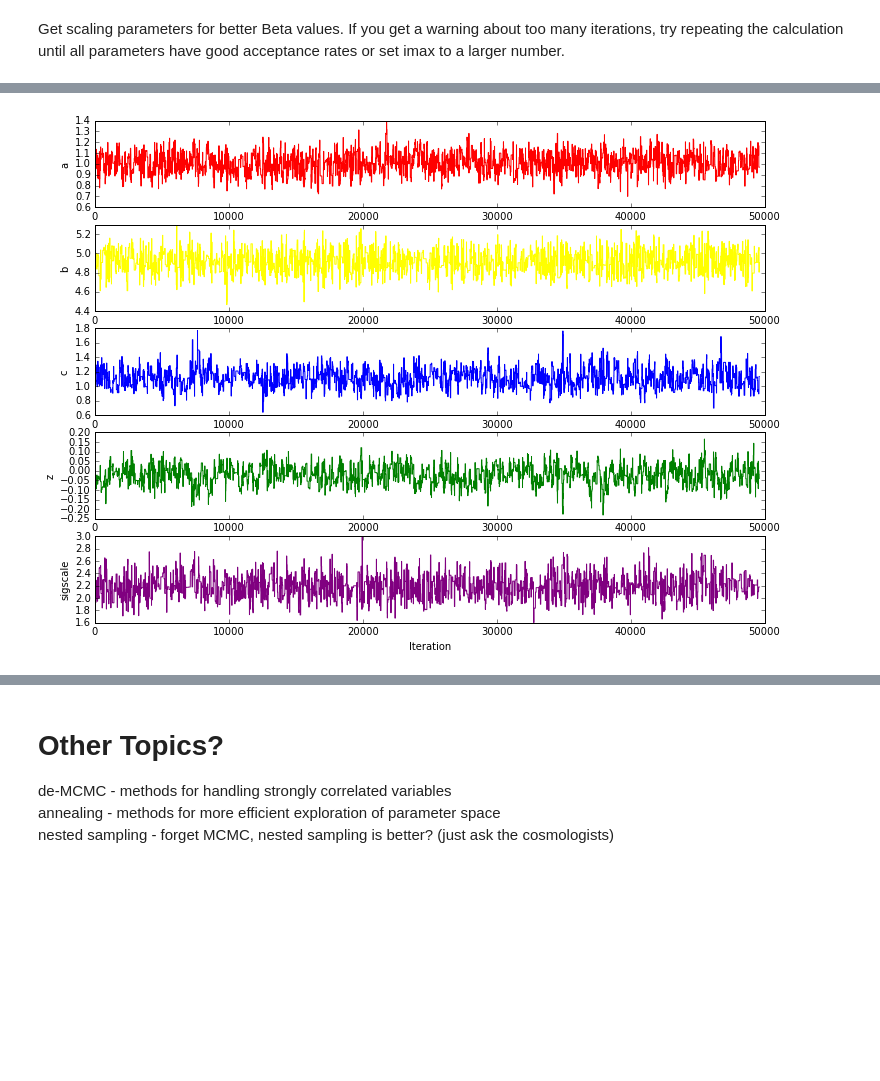
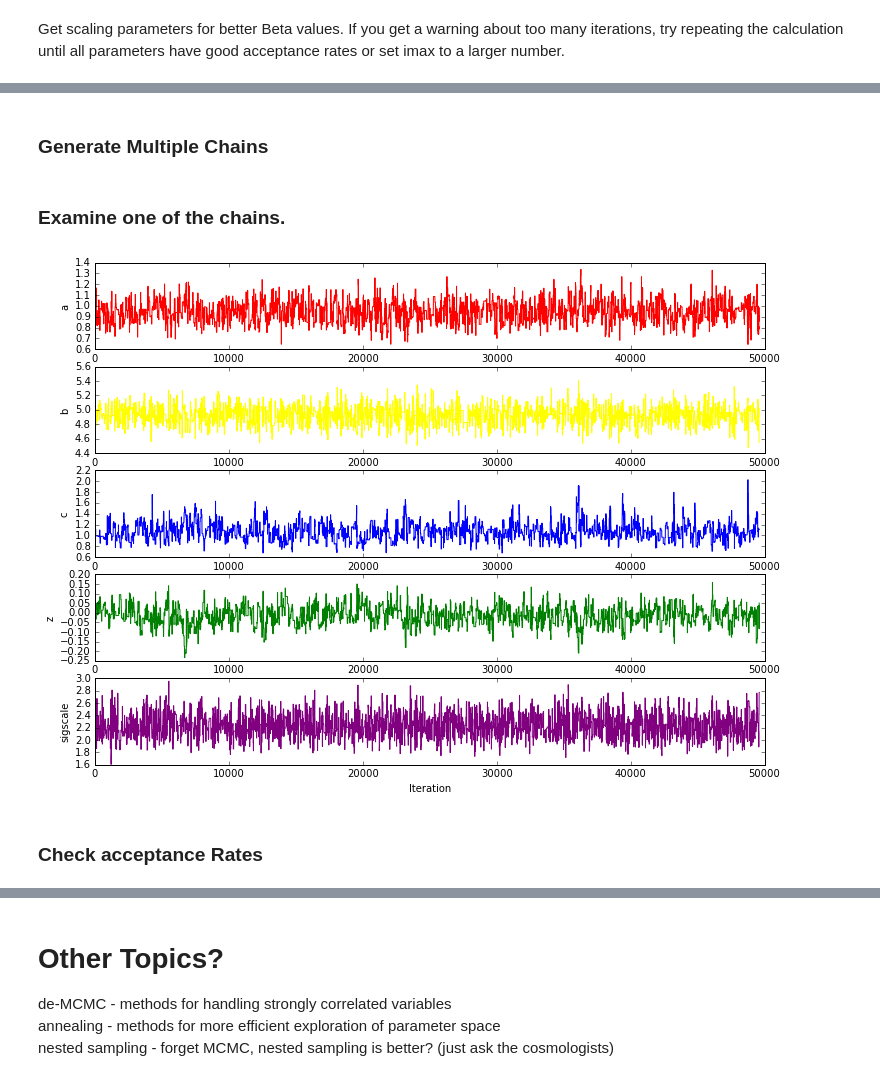
Before and after one commit to jasonfrowe/gprocess, a Jupyter notebook: MCMC Tutorial.ipynb, the cells around one changed output, grey strips where cells are left out. Saved outputs shown, nothing was run; the diff lists cells and outputs as text; code cells hidden in the pictures; blank space fills up the shorter version.

Commit message:
Updated plots

```diff
--- a/MCMC Tutorial.ipynb
+++ b/MCMC Tutorial.ipynb
@@ -311,7 +325,0 @@ plt.show()
-# %%
-label=['a','b','c','z'] #labels for text output
-print('  mean  stdev')
-for i in range(0,len(chain[1,:])): #loop over all parameters
-    mm=np.mean(chain[burnin:,i])
-    stdev=np.std(chain[burnin:,i])
-    print('%s %.3f %.3f' % (label[i], mm,stdev))
@@ -403,3 +405,12 @@ beta=[0.2,0.2,0.2,0.2,0.1]      #adding a scale factor for the errors
 niter=50000                     #number of iterations
 chain,accept=genchain(x,beta,niter) #generate MC
 burnin=200                      #set burnin
+# %%
+label=['a','b','c','z','sigscale'] #labels for text output
+print('  mean  stdev')
+npars=len(chain[1,:])
+mm=np.zeros(npars)
+for i in range(0,npars): #loop over all parameters
+    mm[i]=np.mean(chain[burnin:,i])
+    stdev=np.std(chain[burnin:,i])
+    print('%s %.3f %.3f' % (label[i], mm[i],stdev))
@@ -408,12 +426,16 @@ plt.figure(figsize=(10,7)) #adjust size of figure
 plt.xlabel('t')            #x-label
 plt.ylabel('f(x)')         #y-label
 #plt.plot(t,g,c='red')
-plt.scatter(t,d,c='blue', s=100.0, alpha=0.8, edgecolors="none")  #plot our data
+plt.scatter(t,d,c='blue', s=100.0, alpha=0.8, edgecolors="none", label='data')  #plot our data
 chainlen=len(chain[:,0])   #number of chains
-for i in range(0,100):     #plot 100 random chain elements
+for i in range(0,200):     #plot 200 random chain elements
     nchain=int(np.random.rand()*(chainlen-burnin)+burnin)  #randomly select a chain element that is not burnin
     pars=chain[nchain,:]                   #select chain
-    plotdata=gaussian(t,a=pars[0],b=pars[1],c=pars[2],z=pars[3]) #return model with chain element parameters
-    plt.plot(t,plotdata,c='r', alpha=0.1)                       #plot the model.
+    plotdata=gaussian(t,a=pars[0],b=pars[1],c=pars[2],z=pars[3]) #return MC-model with chain element parameters
+    plt.plot(t,plotdata,c='r', alpha=0.05)                       #plot the MC-model.
+plotdata=gaussian(t,a=mm[0],b=mm[1],c=mm[2],z=mm[3])
+plt.plot(t,plotdata,c='r', alpha=1.0, lw=3, label='mean MC model')
+plt.plot(t,g,c='green',lw=3, label='input model')
+plt.legend()
 plt.show()
 # %% [output]
@@ -423,6 +445,4 @@ label=['a','b','c','z','sigscale']        # Labels for the plots
 colour=['r','yellow','b','g','purple']  # Set colours
 nbin=30                        # Number of bins for histogram
 triplot(chain,burnin,label,colour,nbin,ntick=5)
-for i in range(0,len(chain[1,:])):
-    print('%s %.3f %.3f' % (label[i], np.mean(chain[:,i]),np.std(chain[:,i])))
 # %% [output]
@@ -718,3 +740,5 @@ Recommended Beta:  [ 0.31096442  0.79668916  0.46126122  0.1699633   1.30305107]
+# %% [markdown]
+### Generate Multiple Chains
 # %%
 x=[0.8,4.0,0.2,0.5,1.0]         #adding a guess for the scale-factor, Step 1: initialize state
 beta=[0.2,0.2,0.2,0.2,0.1]      #adding a scale factor for the errors
@@ -724,22 +748,27 @@ burnin=400
 chain,accept=genchain(x,betanew,niter)
 chain2,accept=genchain(x,betanew,niter)
 chain3,accept=genchain(x,betanew,niter)
+# %% [markdown]
+### Examine one of the chains.
 # %%
 label=['a','b','c','z','sigscale']        # Labels for the plots
 colour=['r','yellow','b','g','purple']  # Set colours
 
 plt.figure(figsize=(12,9)) #adjust size of figure
 
-for i in range(0,5):
-    plt.subplot(5, 1, i+1)
+npar=len(chain[0,:])
+for i in range(0,npar):
+    plt.subplot(npar, 1, i+1)
     plt.plot(chain[burnin:,i],c=colour[i])  #plot parameter a
     plt.ylabel(label[i])                   #y-label
 
 plt.xlabel('Iteration')           #x-label
 
 plt.show()
 # %% [output]
-[figure, old version]
+[figure, new version]
+# %% [markdown]
+### Check acceptance Rates
 # %%
 calcacrate(accept,burnin)
 # %% [output]
```
Also changed, not shown: parts of 31 cells of this notebook.
